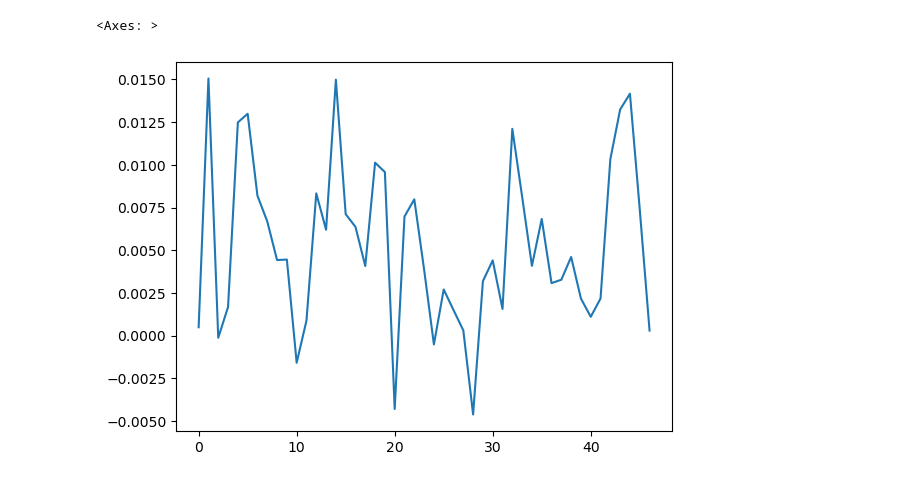
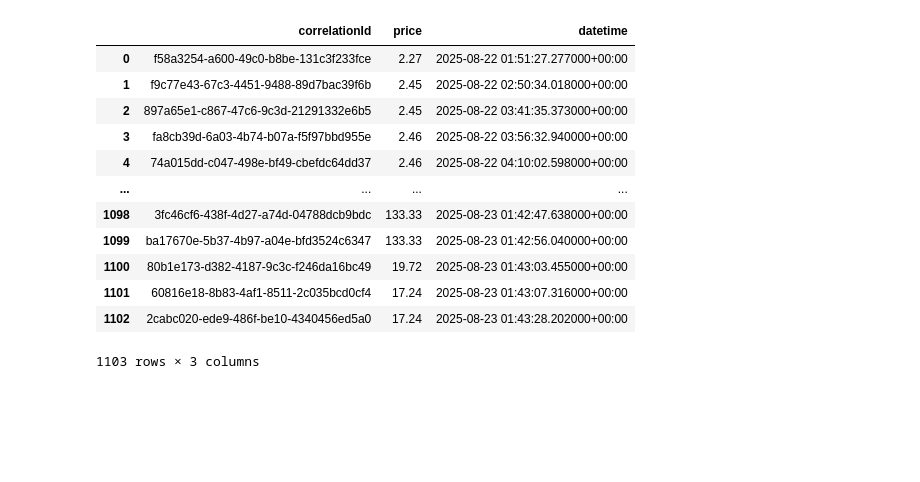
Before and after one commit to sarahippmann/Jupyter-Notebooks, a Jupyter notebook: BoB Investigations.ipynb, the cells around one changed output. Drawn from its saved outputs; the diff is of its cells as text; code cells hidden in the pictures; blank space fills up the shorter version.

```diff
--- a/BoB Investigations.ipynb
+++ b/BoB Investigations.ipynb
@@ -49,5 +20,0 @@ combined_df
-# %%
-combined_df['prob_diff'].plot()
-# %% [output]
-<Axes: >
-[figure, removed]
@@ -53,0 +23,16 @@ combined_df['prob_diff'].plot()
+# %%
+prod_data_csv
+# %% [output]
+|  | correlationId | price | datetime |
+| 0 | f58a3254-a600-49c0-b8be-131c3f233fce | 2.27 | 2025-08-22 01:51:27.277000+00:00 |
+| 1 | f9c77e43-67c3-4451-9488-89d7bac39f6b | 2.45 | 2025-08-22 02:50:34.018000+00:00 |
+| 2 | 897a65e1-c867-47c6-9c3d-21291332e6b5 | 2.45 | 2025-08-22 03:41:35.373000+00:00 |
+| 3 | fa8cb39d-6a03-4b74-b07a-f5f97bbd955e | 2.46 | 2025-08-22 03:56:32.940000+00:00 |
+| 4 | 74a015dd-c047-498e-bf49-cbefdc64dd37 | 2.46 | 2025-08-22 04:10:02.598000+00:00 |
+| ... | ... | ... | ... |
+| 1098 | 3fc46cf6-438f-4d27-a74d-04788dcb9bdc | 133.33 | 2025-08-23 01:42:47.638000+00:00 |
+| 1099 | ba17670e-5b37-4b97-a04e-bfd3524c6347 | 133.33 | 2025-08-23 01:42:56.040000+00:00 |
+| 1100 | 80b1e173-d382-4187-9c3c-f246da16bc49 | 19.72 | 2025-08-23 01:43:03.455000+00:00 |
+| 1101 | 60816e18-8b83-4af1-8511-2c035bcd0cf4 | 17.24 | 2025-08-23 01:43:07.316000+00:00 |
+| 1102 | 2cabc020-ede9-486f-be10-4340456ed5a0 | 17.24 | 2025-08-23 01:43:28.202000+00:00 |
+1103 rows × 3 columns
```
Also changed, not shown: parts of 11 cells of this notebook, 1 other file.
